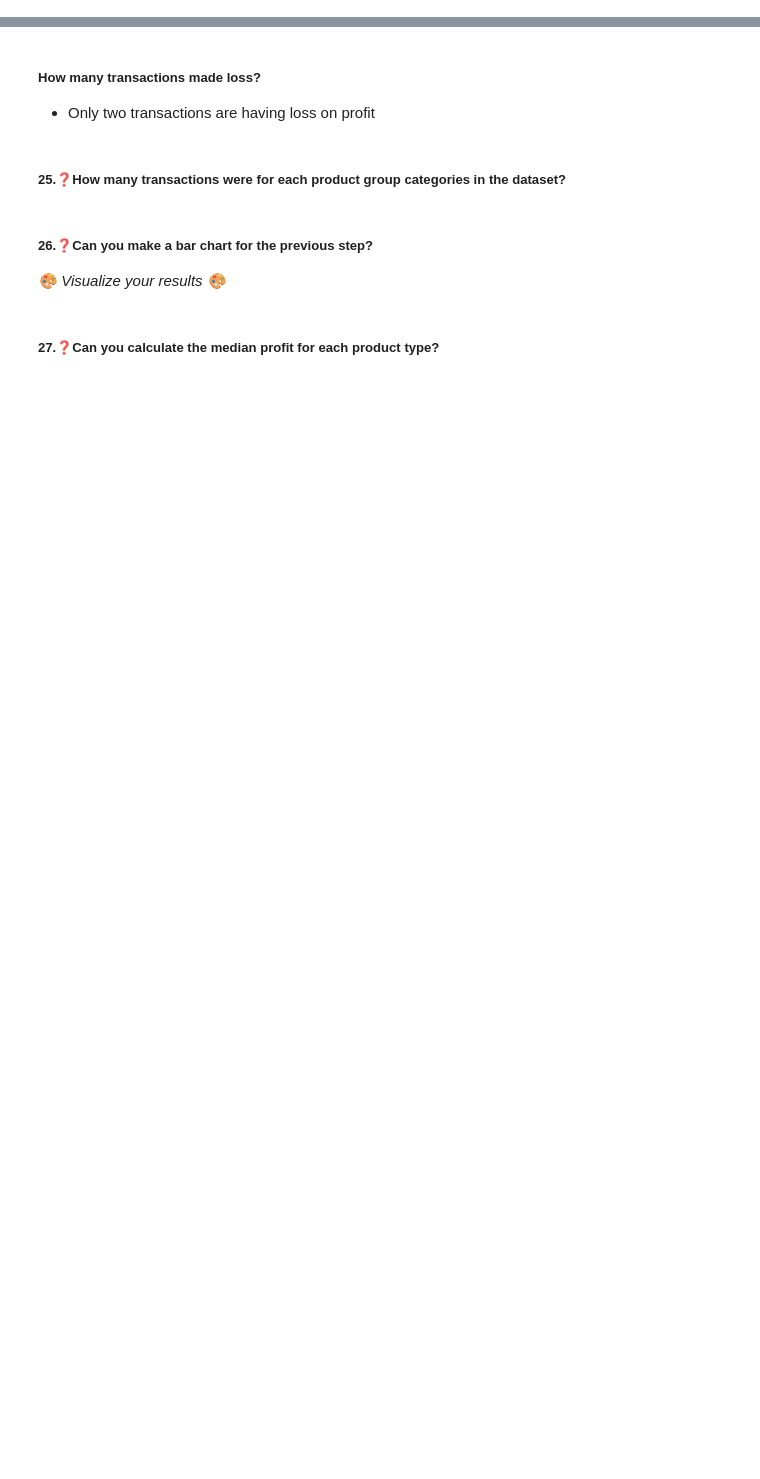
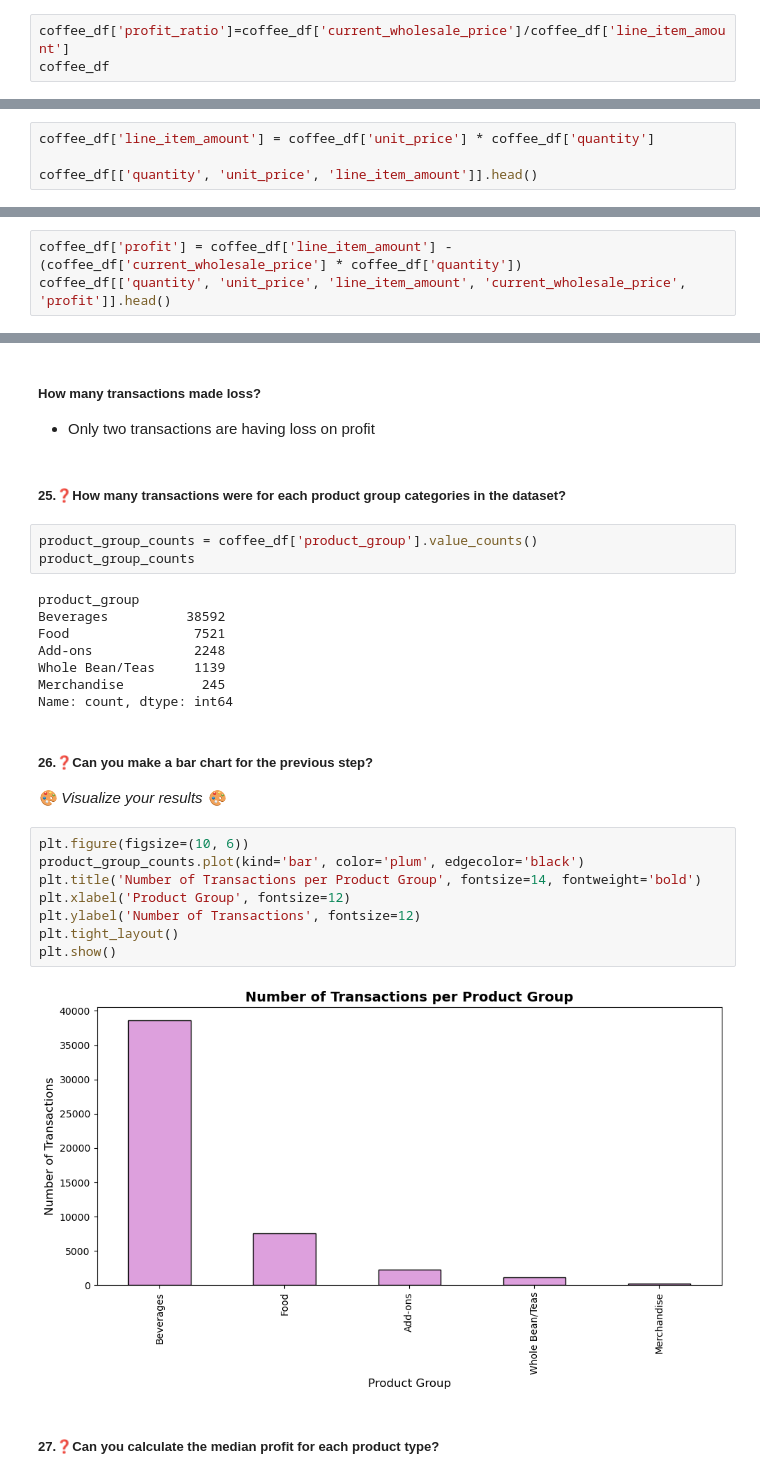
Before and after one commit to Malak-dsb/labs, a Jupyter notebook: 3.13 Data Exploration Lab/Lab_Data_Exploration_Python-HMA-v.2.1.ipynb, the cells around one changed output, grey strips where cells are left out. Cells and saved outputs as stored; diff of their text form; blank space fills up the shorter version.

```diff
--- a/3.13 Data Exploration Lab/Lab_Data_Exploration_Python-HMA-v.2.1.ipynb
+++ b/3.13 Data Exploration Lab/Lab_Data_Exploration_Python-HMA-v.2.1.ipynb
@@ -197,2 +297,5 @@ The largest profit is significant - but it's obviously not representative of how
 # %% [markdown]
 ##### 17.❓Create a new column called `profit_ratio` which shows the ratio between the wholesale and retail prices.
+# %%
+coffee_df['profit_ratio']=coffee_df['current_wholesale_price']/coffee_df['line_item_amount']
+coffee_df
@@ -215,2 +363,6 @@ You might notice some oddities when answering this question. Are all the rows yo
 # %% [markdown]
 ##### 22.❓Correct the line item amount column with the correct values
+# %%
+coffee_df['line_item_amount'] = coffee_df['unit_price'] * coffee_df['quantity']
+
+coffee_df[['quantity', 'unit_price', 'line_item_amount']].head()
@@ -217,2 +376,5 @@ You might notice some oddities when answering this question. Are all the rows yo
 # %% [markdown]
 ##### 23.❓Re-calculate the profit column that you did earlier to fix the profit value after you corrected the line_item_amount column you did in the previous step
+# %%
+coffee_df['profit'] = coffee_df['line_item_amount'] - (coffee_df['current_wholesale_price'] * coffee_df['quantity'])
+coffee_df[['quantity', 'unit_price', 'line_item_amount', 'current_wholesale_price', 'profit']].head()
@@ -223,9 +397,30 @@ You might notice some oddities when answering this question. Are all the rows yo
 - Only two transactions are having loss on profit
 # %% [markdown]
 ##### 25.❓How many transactions were for each product group categories in the dataset?
+# %%
+product_group_counts = coffee_df['product_group'].value_counts()
+product_group_counts
+# %% [output]
+product_group
+Beverages          38592
+Food                7521
+Add-ons             2248
+Whole Bean/Teas     1139
+Merchandise          245
+Name: count, dtype: int64
 # %% [markdown]
 ##### 26.❓Can you make a bar chart for the previous step?
 
 _🎨 Visualize your results 🎨_
+# %%
+plt.figure(figsize=(10, 6))
+product_group_counts.plot(kind='bar', color='plum', edgecolor='black')
+plt.title('Number of Transactions per Product Group', fontsize=14, fontweight='bold')
+plt.xlabel('Product Group', fontsize=12)
+plt.ylabel('Number of Transactions', fontsize=12)
+plt.tight_layout()
+plt.show()
+# %% [output]
+[figure, added]
 # %% [markdown]
 ##### 27.❓Can you calculate the median profit for each product type?
```
Also changed, not shown: parts of 46 cells of this notebook.
